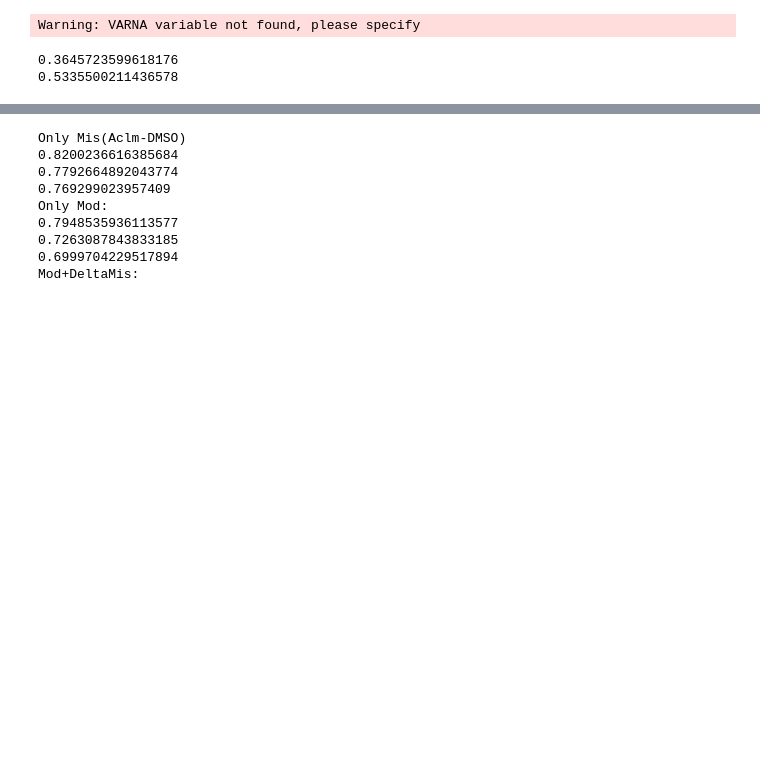
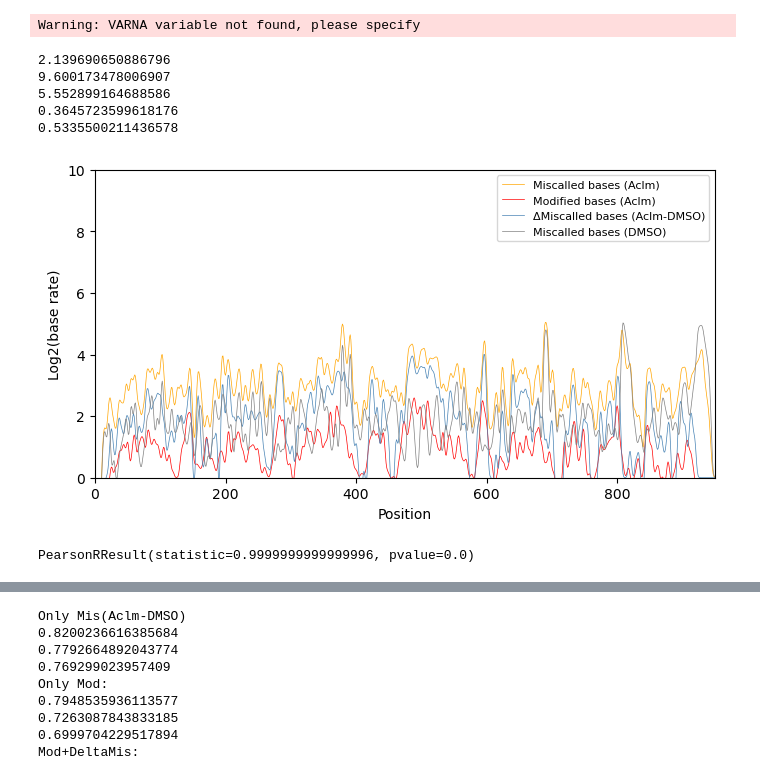
Before and after one commit to huangyon20/DeCoRe, a Jupyter notebook: data/Data Analysis for pri-miR17~92 RNA.ipynb, the cells around one changed output, grey strips where cells are left out. Cells and saved outputs as stored; diff of their text form; code cells hidden in the pictures; blank space fills up the shorter version.

```diff
--- a/data/Data Analysis for pri-miR17~92 RNA.ipynb
+++ b/data/Data Analysis for pri-miR17~92 RNA.ipynb
@@ -208,6 +208,9 @@ Aclm_one=np.mean(Bitvector150==1,axis=0)*100
 Aclm_two=np.mean(Bitvector150==2,axis=0)*100
 DMSO=np.mean(DMSOBitvector==2,axis=0)*100
 
+print(np.mean(Aclm_one))
+print(np.mean(Aclm_two))
+print(np.mean(DMSO))
 def Winsor_Normal(inlist):
     s95=stats.scoreatpercentile(inlist, 99)
     s5=stats.scoreatpercentile(inlist, 1)
@@ -225,50 +228,57 @@ Fold_mis_DMSO=[math.log2(i) if (i>0) else 0 for i in Norm_doms_2]
 Fold_Delta_mis=[math.log2(i) if (i>0) else 0 for i in Norm_Delta_mis]
 
 '''
-delta=Aclm_two-DMSO
-Log_mod=[math.log2(i) if (i>0) else 0 for i in Aclm_one]
-Log_mis=[math.log2(i) if (i>0) else 0 for i in Aclm_two]
-Log_mis_DMSO=[math.log2(i) if (i>0) else 0 for i in DMSO]
-Log_Delta_mis=[math.log2(i) if (i>0) else 0 for i in delta]
-Fold_mod=Winsor_Normal(Log_mod)
-Fold_mis=Winsor_Normal(Log_mis)
-Fold_Delta_mis=Winsor_Normal(Log_Delta_mis)
+Fold_mod=[i if (i>0) else 0 for i in Norm_mod]
+Fold_mis=[i if (i>0) else 0 for i in Norm_mis]
+Fold_mis_DMSO=[i if (i>0) else 0 for i in Norm_doms_2]
+Fold_Delta_mis=[i if (i>0) else 0 for i in Norm_Delta_mis]
 '''
 
 R1,P1=pearsonr(Fold_mod,Fold_mis)
 R2,P2=pearsonr(Fold_mod, Fold_Delta_mis)
 print(R1)
 print(R2)
 
 
 from scipy.ndimage import gaussian_filter1d
 Norm_mod_smooth=gaussian_filter1d(Fold_mod, sigma=2)
 Norm_mis_smooth=gaussian_filter1d(Fold_mis, sigma=2)
 Norm_mis_smooth_DMSO=gaussian_filter1d(Fold_mis_DMSO, sigma=2)
 Norm_Delta_mis_smooth=gaussian_filter1d(Fold_Delta_mis, sigma=2)
 
 
 pos=[i for i in range(0,951)]
 plt.close()
-plt.figure(figsize=(8,2))
+plt.figure(figsize=(8,4))
 plt.style.use('default')  # 使用默认样式
 plt.plot(pos,Norm_mis_smooth,'Orange', linewidth=0.5,label='Miscalled bases (Aclm)')
 plt.plot(pos,Norm_mod_smooth,'red', linewidth=0.5,label='Modified bases (Aclm)')
-#plt.plot(pos,Norm_mis_smooth_DMSO,'gray', linewidth=0.5,label='DMSO Miscalled bases')
 plt.plot(pos,Norm_Delta_mis_smooth,'SteelBlue', linewidth=0.5,label='ΔMiscalled bases (Aclm-DMSO)')
+plt.plot(pos,Norm_mis_smooth_DMSO,'gray', linewidth=0.5,label='Miscalled bases (DMSO)')
 
 plt.legend(fontsize=8)
 plt.xlim(0,950)
-plt.ylim(0,8)
+plt.ylim(0,10)
 plt.xlabel('Position',fontsize=10)
 plt.ylabel('Log2(base rate)',fontsize=10)
 
-plt.savefig("/data1/huangyong/Project/Nanopore/nanoSHAPE/Mod150/Modify and miscall rate correlation per postion3.24.pdf")
-plt.close()
-#plt.show()
+#plt.savefig("/data1/huangyong/Project/Nanopore/nanoSHAPE/Mod150/Modify and miscall rate correlation per postion4.2.pdf")
+#plt.close()
+plt.show()
 # %% [output]
+2.139690650886796
+9.600173478006907
+5.552899164688586
 0.3645723599618176
 0.5335500211436578
+[figure, added]
+# %%
+NAIone=np.sum(Bitvector150==1,axis=0)
+NAIone_mean=Winsor_Normal(NAIone/len(Bitvector150)*100)
+Aclm_one=np.mean(Bitvector150==1,axis=0)*100
+print(pearsonr(NAIone_mean,Winsor_Normal(Aclm_one)))
+# %% [output]
+PearsonRResult(statistic=0.9999999999999996, pvalue=0.0)
 # %%
 
 NAIone=np.sum(Bitvector150==1,axis=0)
```
Also changed, not shown: parts of 9 cells of this notebook, 1 other file.
